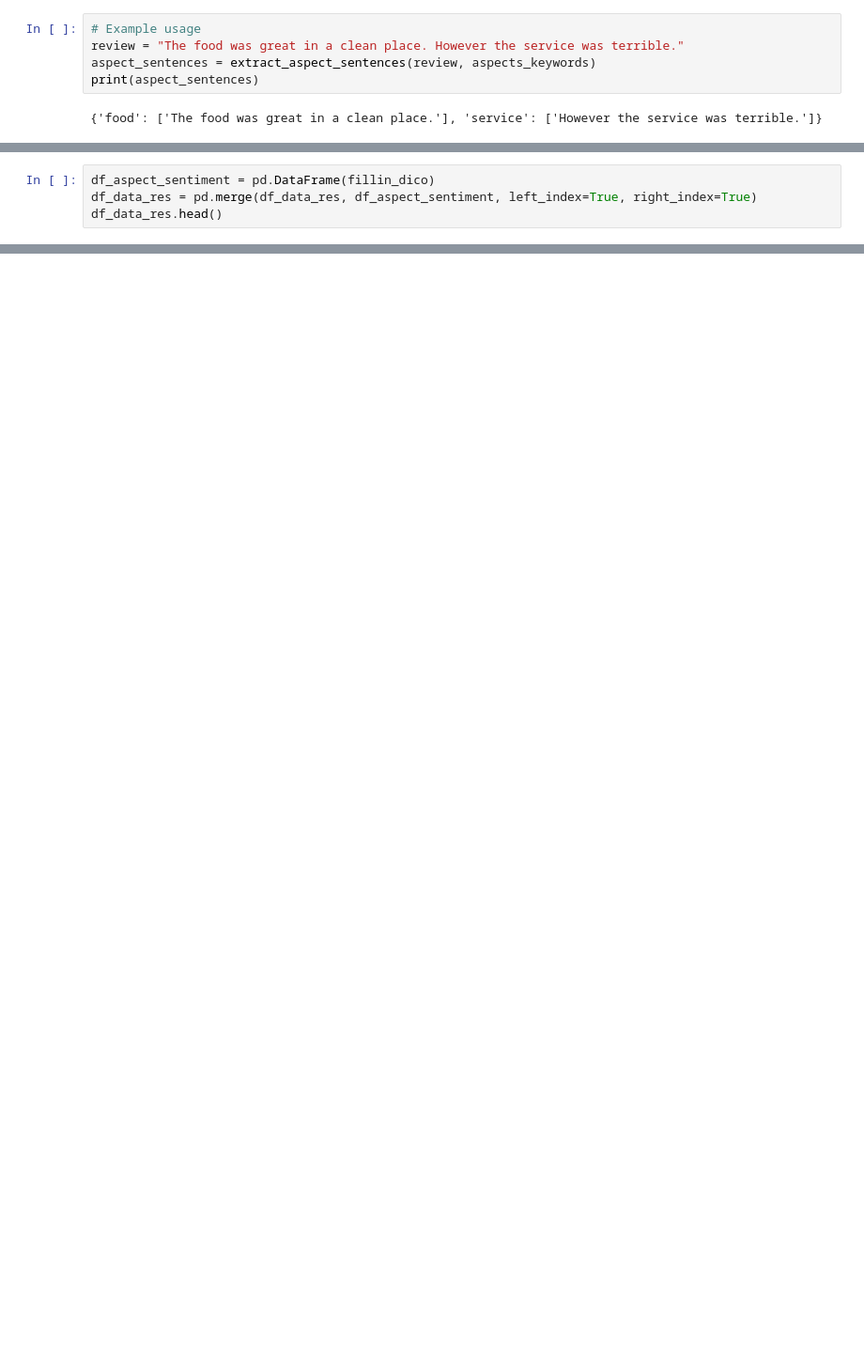
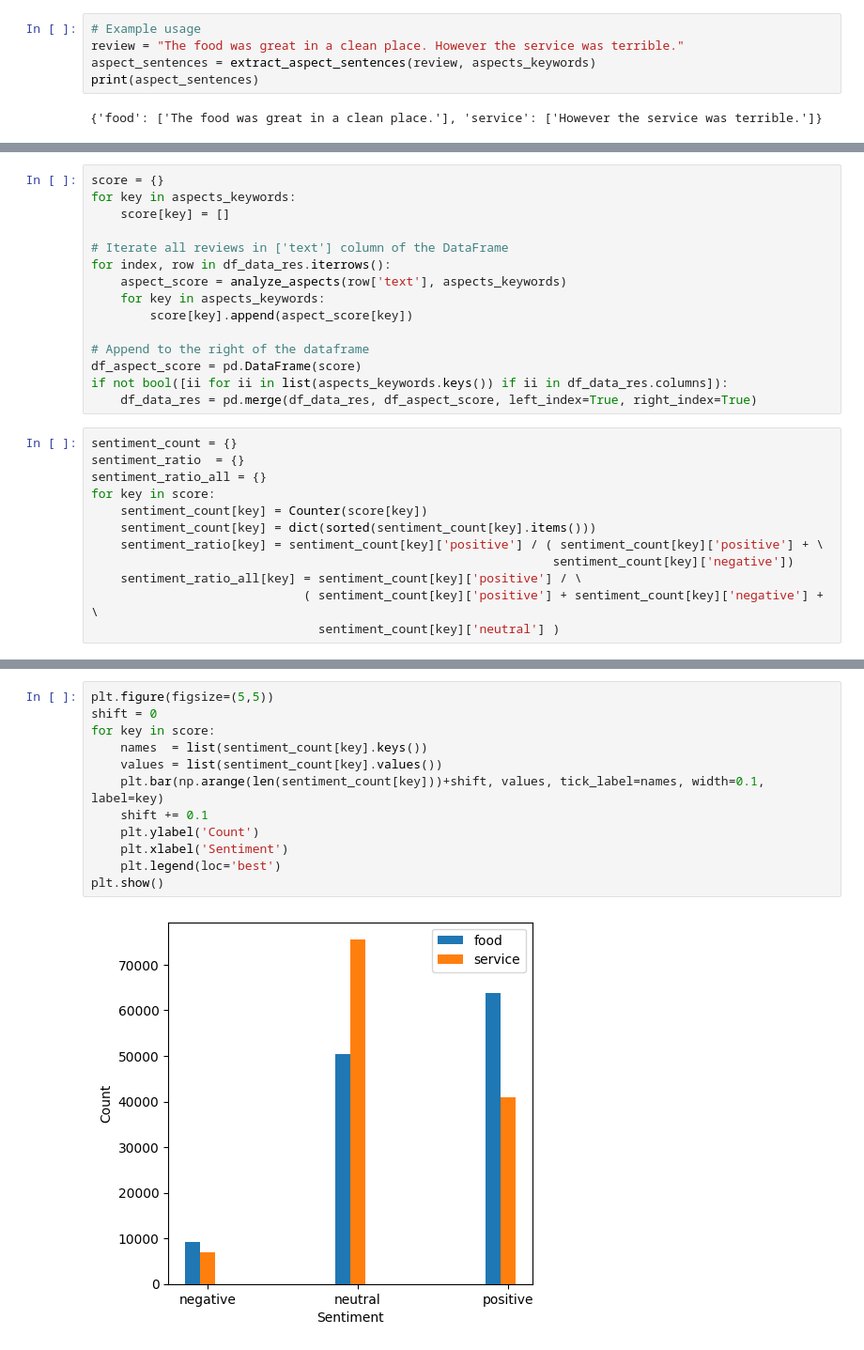
Before and after one commit to Kamiryu/nlp-customer-review-analysis, a Jupyter notebook: task_2_kyril_sentiment.ipynb, the cells around one changed output, grey strips where cells are left out. Shown at 94% size. Saved outputs shown, nothing was run; the diff lists cells and outputs as text; blank space fills up the shorter version.

Commit message:
Aspect based sentiment analysis clean

```diff
--- a/task_2_kyril_sentiment.ipynb
+++ b/task_2_kyril_sentiment.ipynb
@@ -397,4 +163,0 @@ for index, row in df_data_res.iterrows():
-# %%
-df_aspect_sentiment = pd.DataFrame(fillin_dico)
-df_data_res = pd.merge(df_data_res, df_aspect_sentiment, left_index=True, right_index=True)
-df_data_res.head()
@@ -410,0 +166,27 @@ MergeError: No common columns to perform merge on. Merge options: left_on=None,
+# %%
+score = {}
+for key in aspects_keywords:
+    score[key] = []
+
+# Iterate all reviews in ['text'] column of the DataFrame
+for index, row in df_data_res.iterrows():
+    aspect_score = analyze_aspects(row['text'], aspects_keywords)
+    for key in aspects_keywords:
+        score[key].append(aspect_score[key])
+
+# Append to the right of the dataframe
+df_aspect_score = pd.DataFrame(score)
+if not bool([ii for ii in list(aspects_keywords.keys()) if ii in df_data_res.columns]):
+    df_data_res = pd.merge(df_data_res, df_aspect_score, left_index=True, right_index=True)
+# %%
+sentiment_count = {}
+sentiment_ratio  = {}
+sentiment_ratio_all = {}
+for key in score:
+    sentiment_count[key] = Counter(score[key])
+    sentiment_count[key] = dict(sorted(sentiment_count[key].items()))
+    sentiment_ratio[key] = sentiment_count[key]['positive'] / ( sentiment_count[key]['positive'] + \
+                                                               sentiment_count[key]['negative'])
+    sentiment_ratio_all[key] = sentiment_count[key]['positive'] / \
+                             ( sentiment_count[key]['positive'] + sentiment_count[key]['negative'] + \
+                               sentiment_count[key]['neutral'] )
@@ -410,0 +199,14 @@ MergeError: No common columns to perform merge on. Merge options: left_on=None,
+# %%
+plt.figure(figsize=(5,5))
+shift = 0
+for key in score:
+    names  = list(sentiment_count[key].keys())
+    values = list(sentiment_count[key].values())
+    plt.bar(np.arange(len(sentiment_count[key]))+shift, values, tick_label=names, width=0.1, label=key)
+    shift += 0.1
+    plt.ylabel('Count')
+    plt.xlabel('Sentiment')
+    plt.legend(loc='best')
+plt.show()
+# %% [output]
+[figure, added]
```
Also changed, not shown: parts of 47 cells of this notebook, 1 other file.
